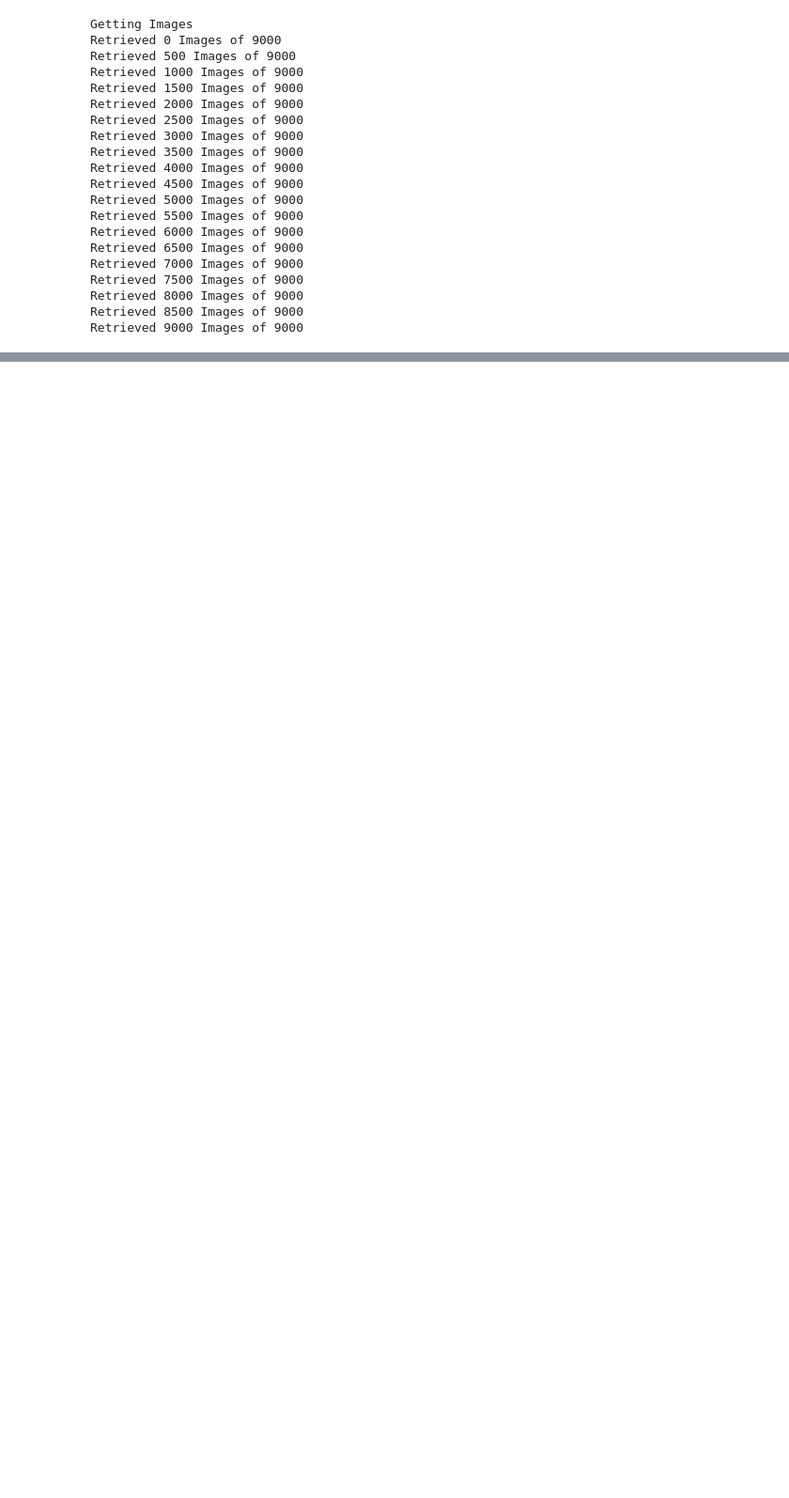
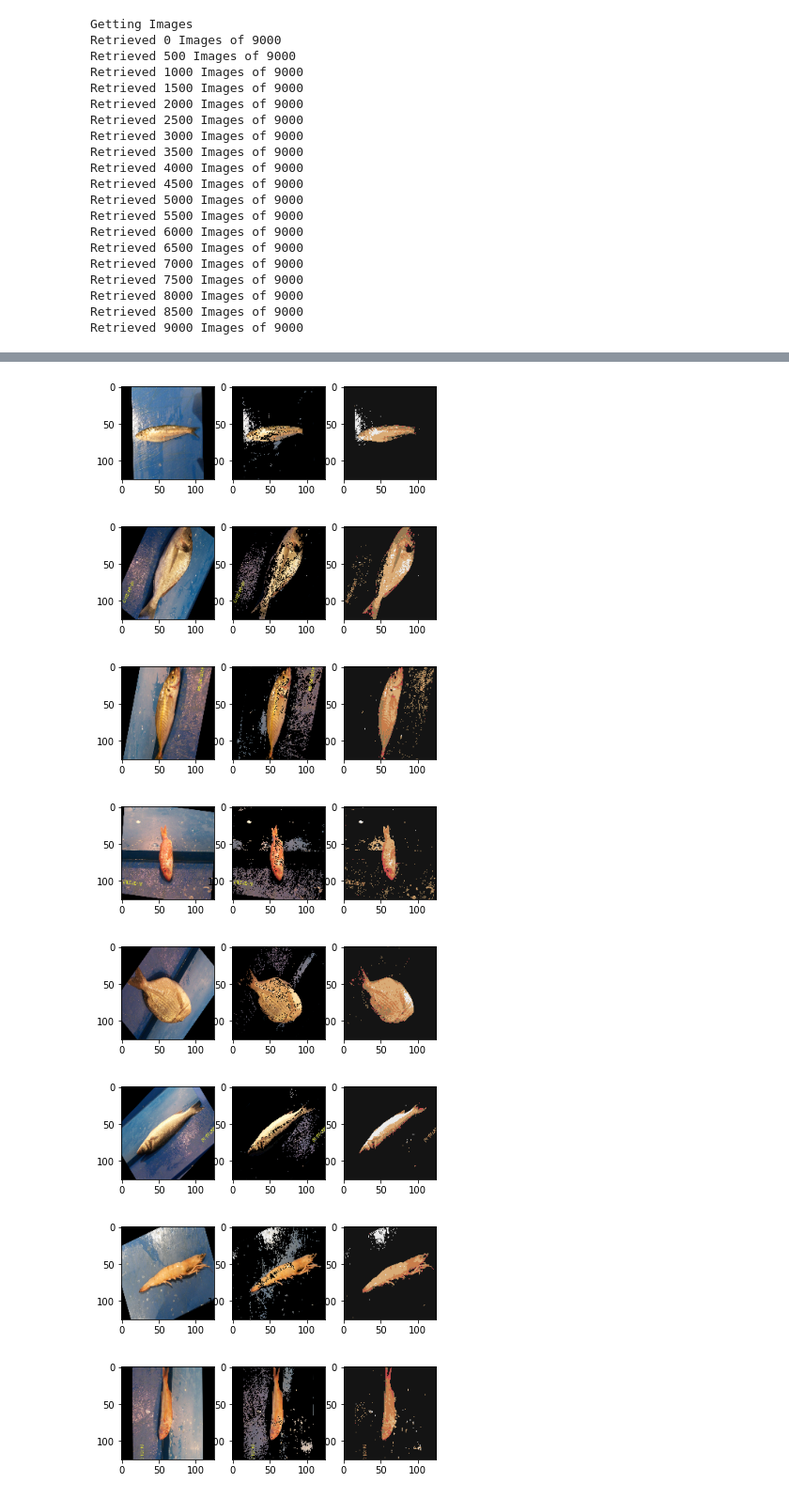
Before and after one commit to DDeGroot1/Capstone, a Jupyter notebook: CapStone.ipynb, the cells around one changed output, grey strips where cells are left out. Shown at 94% size. Cells and saved outputs as stored; diff of their text form; code cells hidden in the pictures; blank space fills up the shorter version.

```diff
--- a/CapStone.ipynb
+++ b/CapStone.ipynb
@@ -276,0 +516,21 @@ plt.show()
+# %%
+fishlist = [234,1948,2034,3203,4093,5932,6905,7002,8094]
+PixelColorCounts = []
+for i in fishlist:
+    img = Resize(ColorImages[i],125,125)
+    NewImage,Counts = ClassifyPixelColor((img))
+    PixelColorCounts.append(Counts)
+    NewImage = NewImage.astype(int)
+    f, axarr = plt.subplots(1,3)
+    axarr[0].imshow(img)
+    axarr[1].imshow(ColorFilters(img))
+    axarr[2].imshow(NewImage)
+# %% [output]
+[figure, added]
+[figure, added]
+[figure, added]
+[figure, added]
+[figure, added]
+[figure, added]
+[figure, added]
+[figure, added]
```
Also changed, not shown: parts of 19 cells of this notebook, 13 other files.
